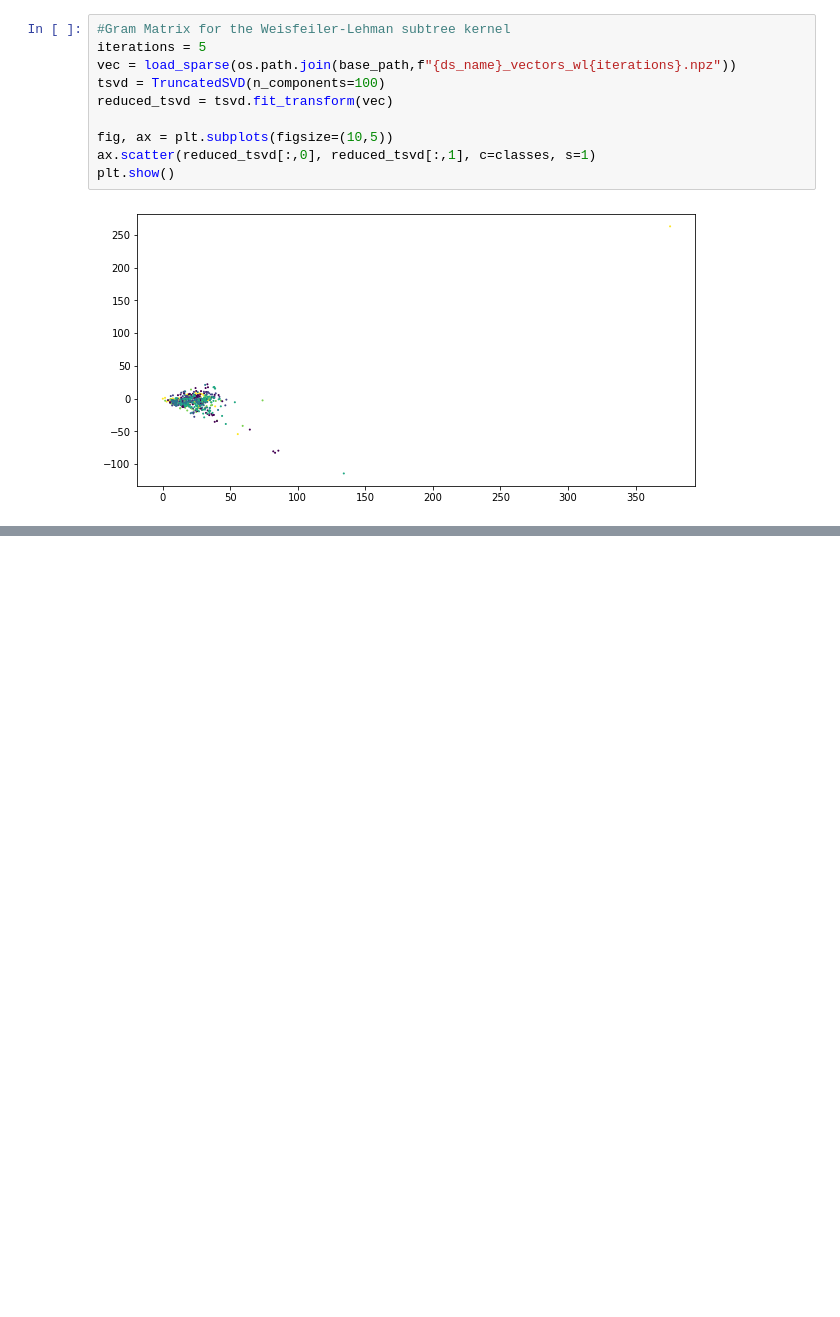
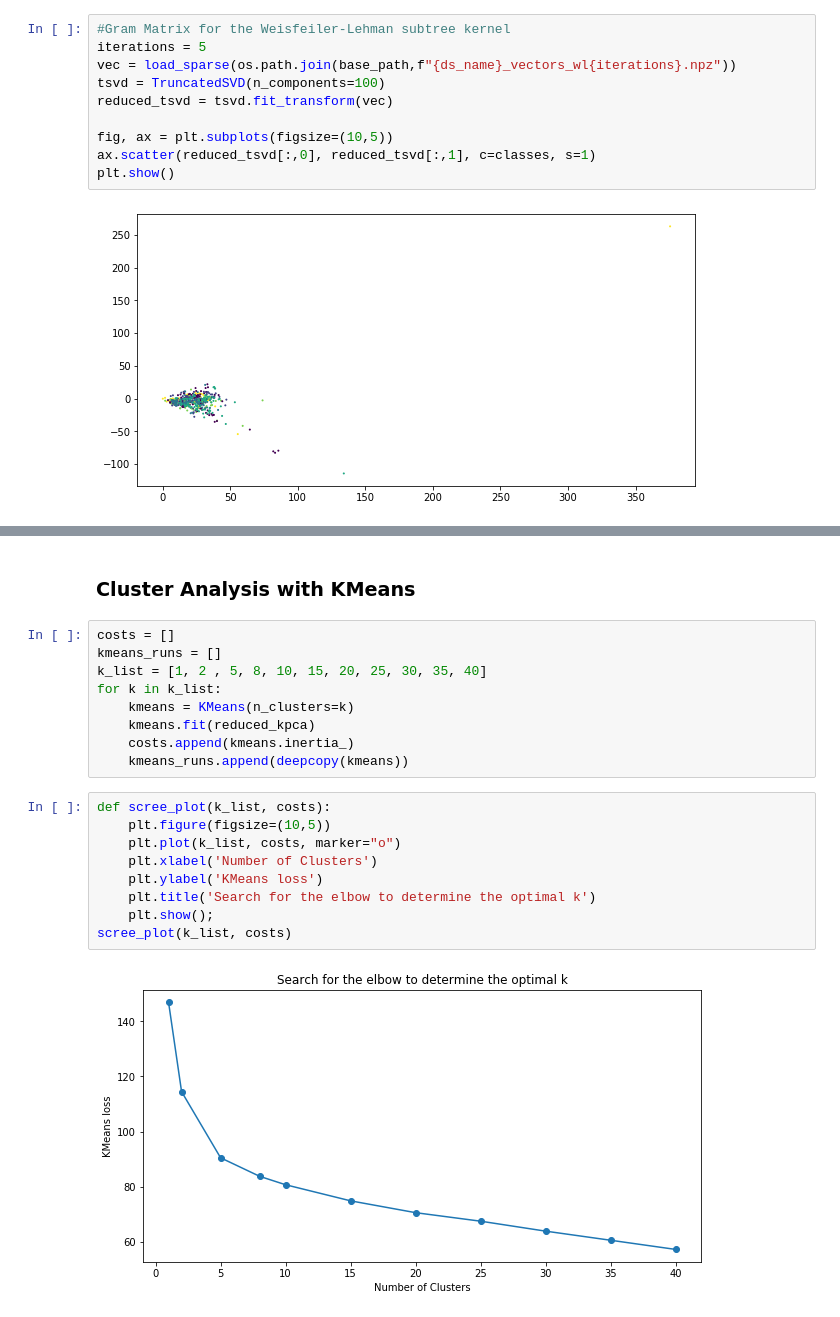
Before and after one commit to markkod/pc3-enzymes, a Jupyter notebook: data_analysis.ipynb, the cells around one changed output, grey strips where cells are left out. Drawn from its saved outputs; the diff is of its cells as text; blank space fills up the shorter version.

Commit message:
data analysis

```diff
--- a/data_analysis.ipynb
+++ b/data_analysis.ipynb
@@ -109,0 +120,22 @@ plt.show();
+# %% [markdown]
+### Cluster Analysis with KMeans
+# %%
+costs = []
+kmeans_runs = []
+k_list = [1, 2 , 5, 8, 10, 15, 20, 25, 30, 35, 40]
+for k in k_list:
+    kmeans = KMeans(n_clusters=k)
+    kmeans.fit(reduced_kpca)
+    costs.append(kmeans.inertia_)
+    kmeans_runs.append(deepcopy(kmeans))
+# %%
+def scree_plot(k_list, costs):
+    plt.figure(figsize=(10,5))
+    plt.plot(k_list, costs, marker="o")
+    plt.xlabel('Number of Clusters')
+    plt.ylabel('KMeans loss')
+    plt.title('Search for the elbow to determine the optimal k')
+    plt.show();
+scree_plot(k_list, costs)
+# %% [output]
+[figure, added]
```
Also changed, not shown: parts of 13 cells of this notebook, 6 other files.
